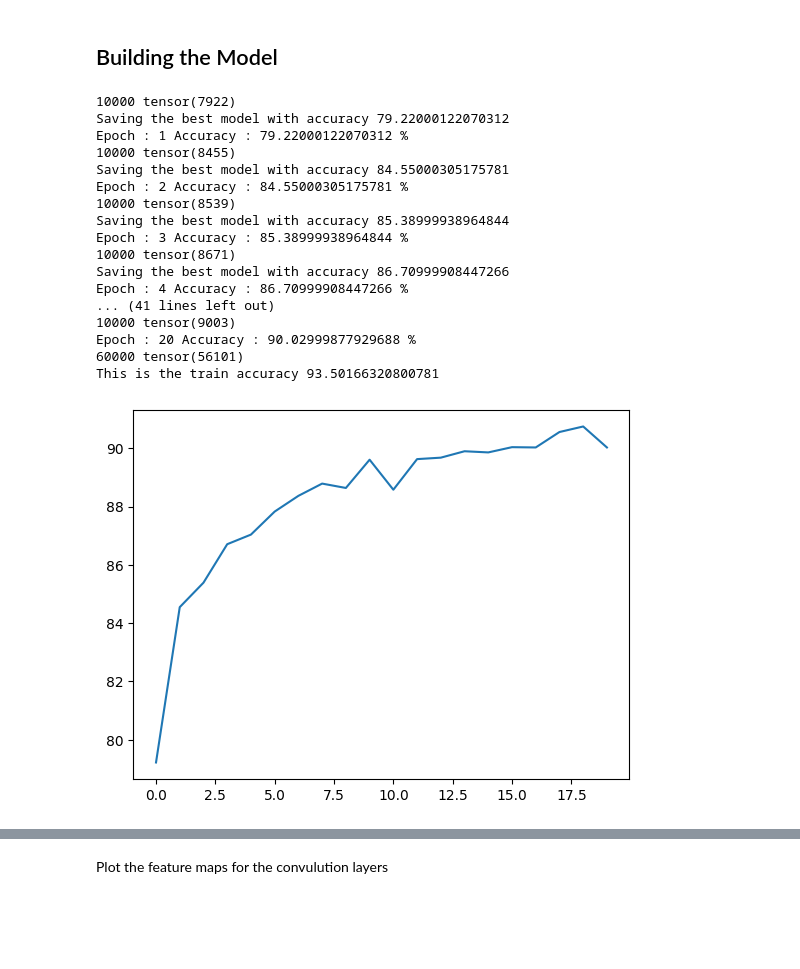
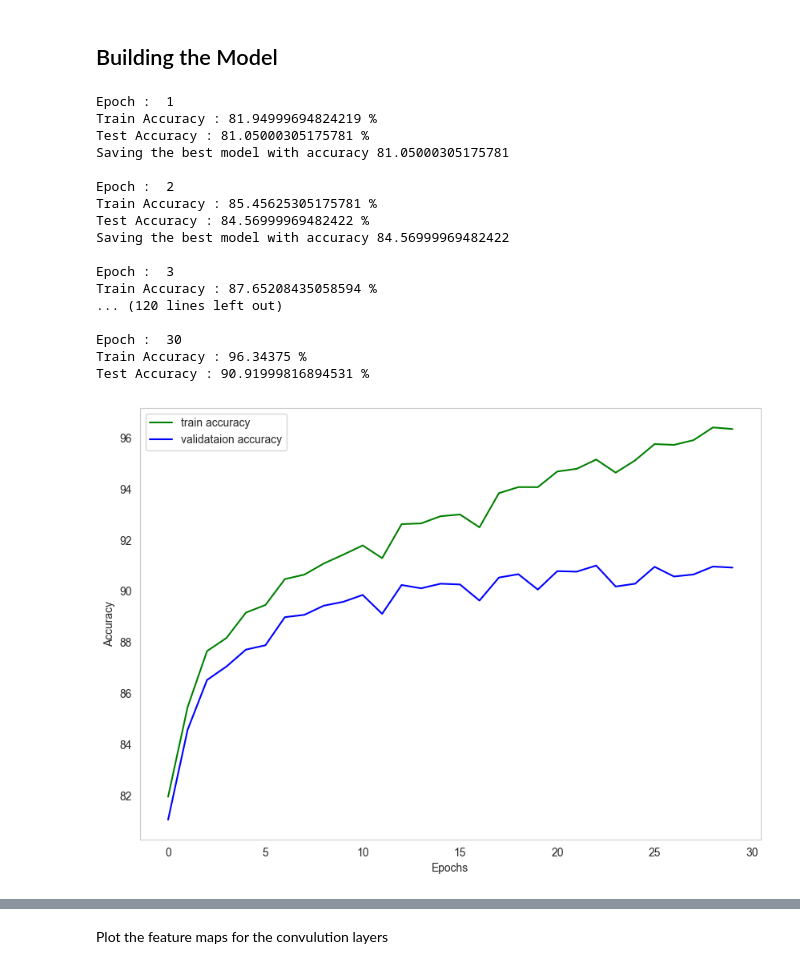
Before and after one commit to ParimiHarsha/FashionMNIST-Classification, a Jupyter notebook: FashionMNIST_classification.ipynb, the cells around one changed output, grey strips where cells are left out. Saved outputs shown, nothing was run; the diff lists cells and outputs as text; code cells hidden in the pictures; blank space fills up the shorter version.

Commit message:
made corrctions to the model and hyperparameter tuning

```diff
--- a/FashionMNIST_classification.ipynb
+++ b/FashionMNIST_classification.ipynb
@@ -591,28 +644,32 @@ def train(
 # %%
 # training the model and saving the best model
 timestamp = datetime.now()
-lenet_model = train(epochs=20)
-model_path = "./saved_models/best_model_{}".format(timestamp)
-torch.save(lenet_model.state_dict(), model_path)
+
+model = LenetCNN()
+learning_rate = 1e-3
+
+lenet_model = train(model=model, epochs=30, learning_rate=learning_rate)
+model_path = "./saved_models/best_model_{}.pth".format(timestamp)
+torch.save(lenet_model, model_path)
 # %% [output]
-10000 tensor(7922)
-Saving the best model with accuracy 79.22000122070312
-Epoch : 1 Accuracy : 79.22000122070312 %
-10000 tensor(8455)
-Saving the best model with accuracy 84.55000305175781
-Epoch : 2 Accuracy : 84.55000305175781 %
-10000 tensor(8539)
-Saving the best model with accuracy 85.38999938964844
-Epoch : 3 Accuracy : 85.38999938964844 %
-10000 tensor(8671)
-Saving the best model with accuracy 86.70999908447266
-Epoch : 4 Accuracy : 86.70999908447266 %
-... (41 lines left out)
-10000 tensor(9003)
-Epoch : 20 Accuracy : 90.02999877929688 %
-60000 tensor(56101)
-This is the train accuracy 93.50166320800781
+Epoch :  1
+Train Accuracy : 81.94999694824219 %
+Test Accuracy : 81.05000305175781 %
+Saving the best model with accuracy 81.05000305175781
+
+Epoch :  2
+Train Accuracy : 85.45625305175781 %
+Test Accuracy : 84.56999969482422 %
+Saving the best model with accuracy 84.56999969482422
+
+Epoch :  3
+Train Accuracy : 87.65208435058594 %
+... (120 lines left out)
+
+Epoch :  30
+Train Accuracy : 96.34375 %
+Test Accuracy : 90.91999816894531 %
-[figure, old version]
+[figure, new version]
 # %%
 def predict_dataloader(model, data):
     y_pred = []
```
Also changed, not shown: parts of 12 cells of this notebook, 5 other files.
